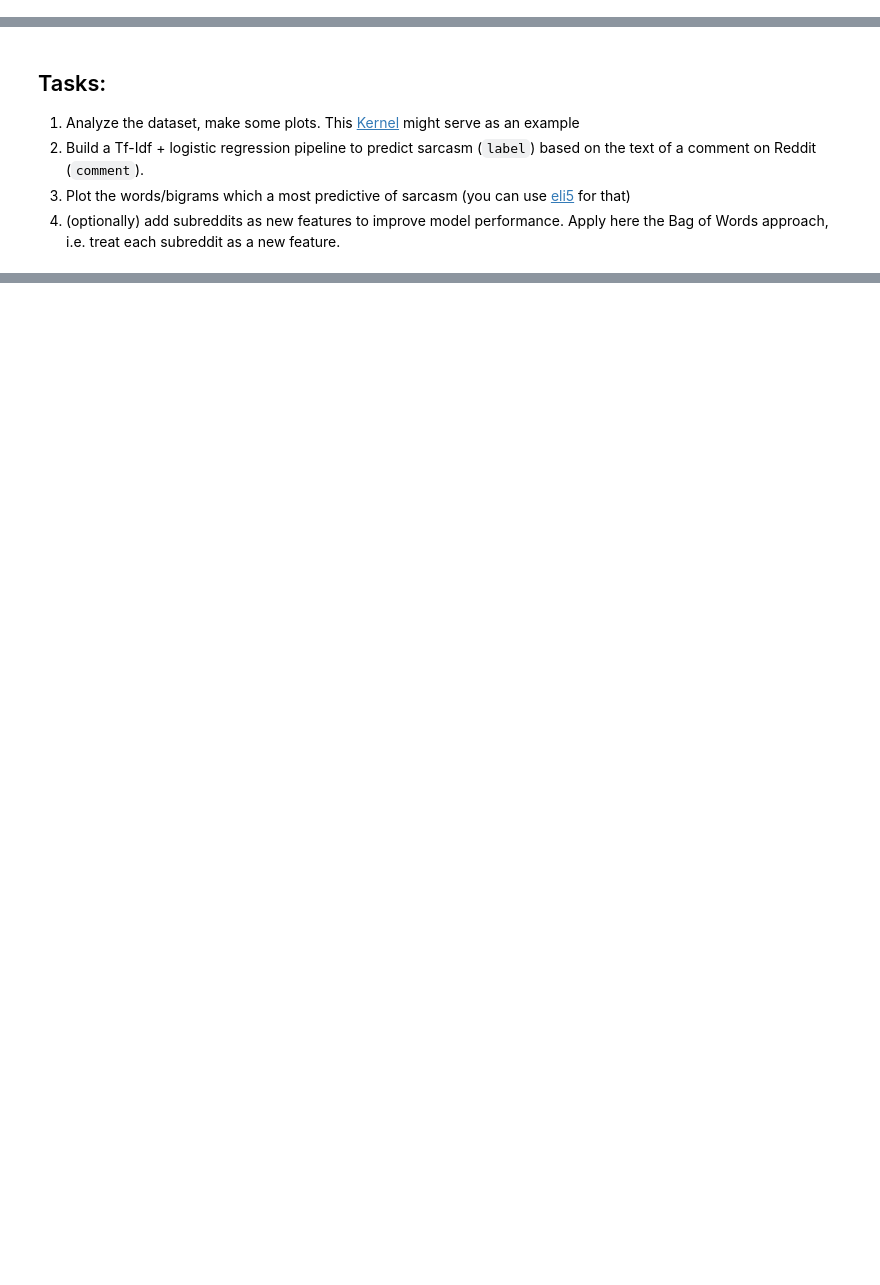
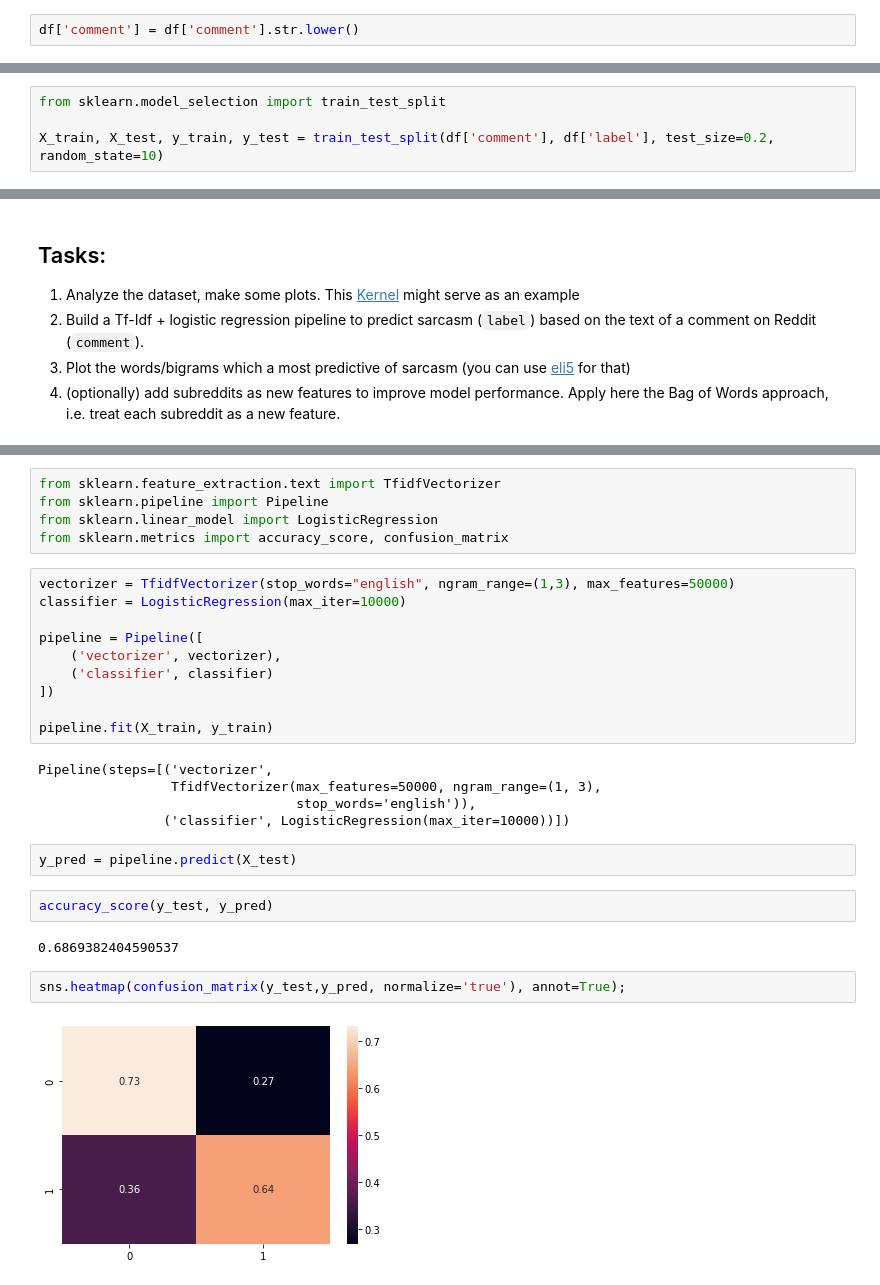
Before and after one commit to MNievas12/2304_dsft_thebridge, a Jupyter notebook: 3-Machine_Learning/5-NLP/NLTK&CountVectorizer/ejercicios/sarcasm_detection.ipynb, the cells around one changed output, grey strips where cells are left out. Saved outputs shown, nothing was run; the diff lists cells and outputs as text; blank space fills up the shorter version.

```diff
--- a/3-Machine_Learning/5-NLP/NLTK&CountVectorizer/ejercicios/sarcasm_detection.ipynb
+++ b/3-Machine_Learning/5-NLP/NLTK&CountVectorizer/ejercicios/sarcasm_detection.ipynb
@@ -15,2 +124,8 @@ Para este ejercicio vas a utilizar el dataset del paper [A Large Self-Annotated
+# %%
+df['comment'] = df['comment'].str.lower()
 # %% [markdown]
 3. Divide el dataset en train test. Qué forma tienen?
+# %%
+from sklearn.model_selection import train_test_split
+
+X_train, X_test, y_train, y_test = train_test_split(df['comment'], df['label'], test_size=0.2, random_state=10)
@@ -22,0 +257,30 @@ Para este ejercicio vas a utilizar el dataset del paper [A Large Self-Annotated
+# %%
+from sklearn.feature_extraction.text import TfidfVectorizer
+from sklearn.pipeline import Pipeline
+from sklearn.linear_model import LogisticRegression
+from sklearn.metrics import accuracy_score, confusion_matrix
+# %%
+vectorizer = TfidfVectorizer(stop_words="english", ngram_range=(1,3), max_features=50000)
+classifier = LogisticRegression(max_iter=10000)
+
+pipeline = Pipeline([
+    ('vectorizer', vectorizer),
+    ('classifier', classifier)
+])
+
+pipeline.fit(X_train, y_train)
+# %% [output]
+Pipeline(steps=[('vectorizer',
+                 TfidfVectorizer(max_features=50000, ngram_range=(1, 3),
+                                 stop_words='english')),
+                ('classifier', LogisticRegression(max_iter=10000))])
+# %%
+y_pred = pipeline.predict(X_test)
+# %%
+accuracy_score(y_test, y_pred)
+# %% [output]
+0.6869382404590537
+# %%
+sns.heatmap(confusion_matrix(y_test,y_pred, normalize='true'), annot=True);
+# %% [output]
+[figure, added]
```
Also changed, not shown: parts of 21 cells of this notebook.
